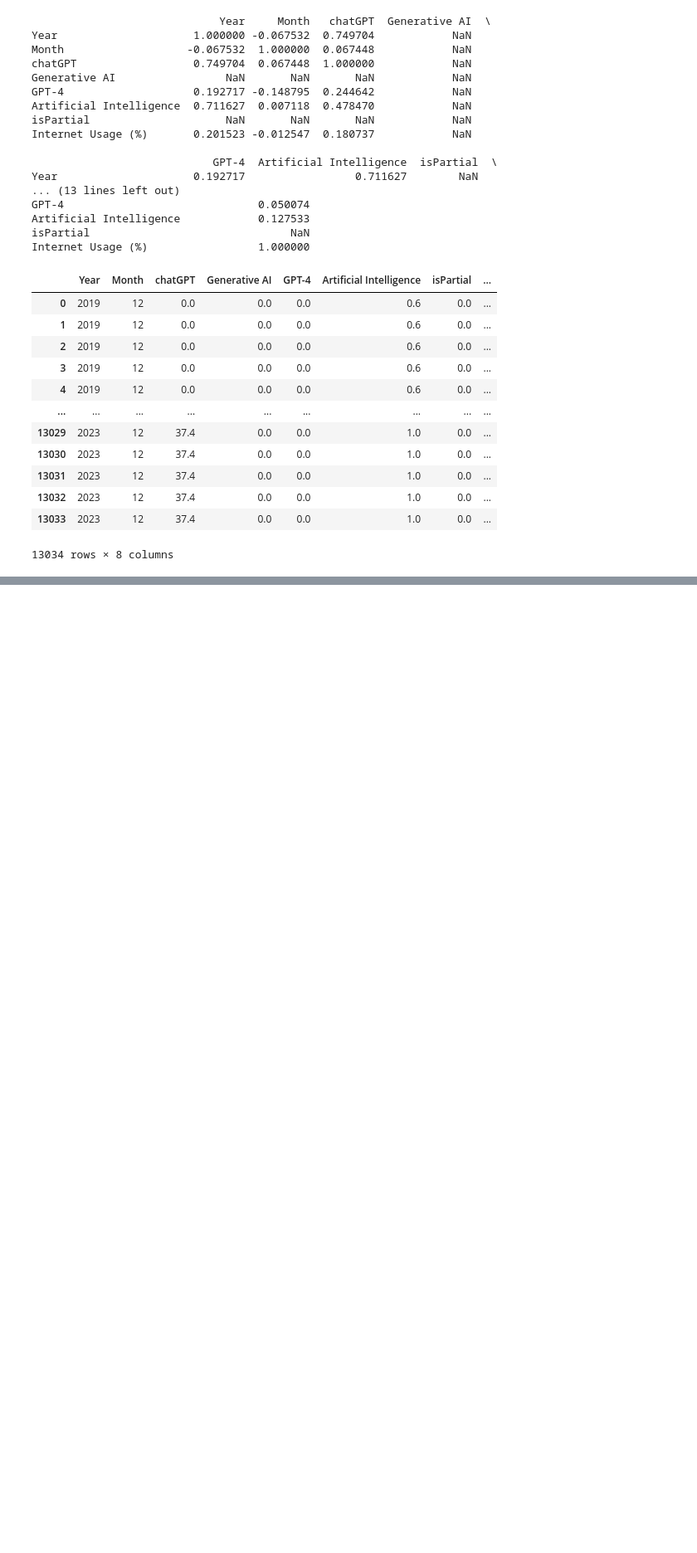
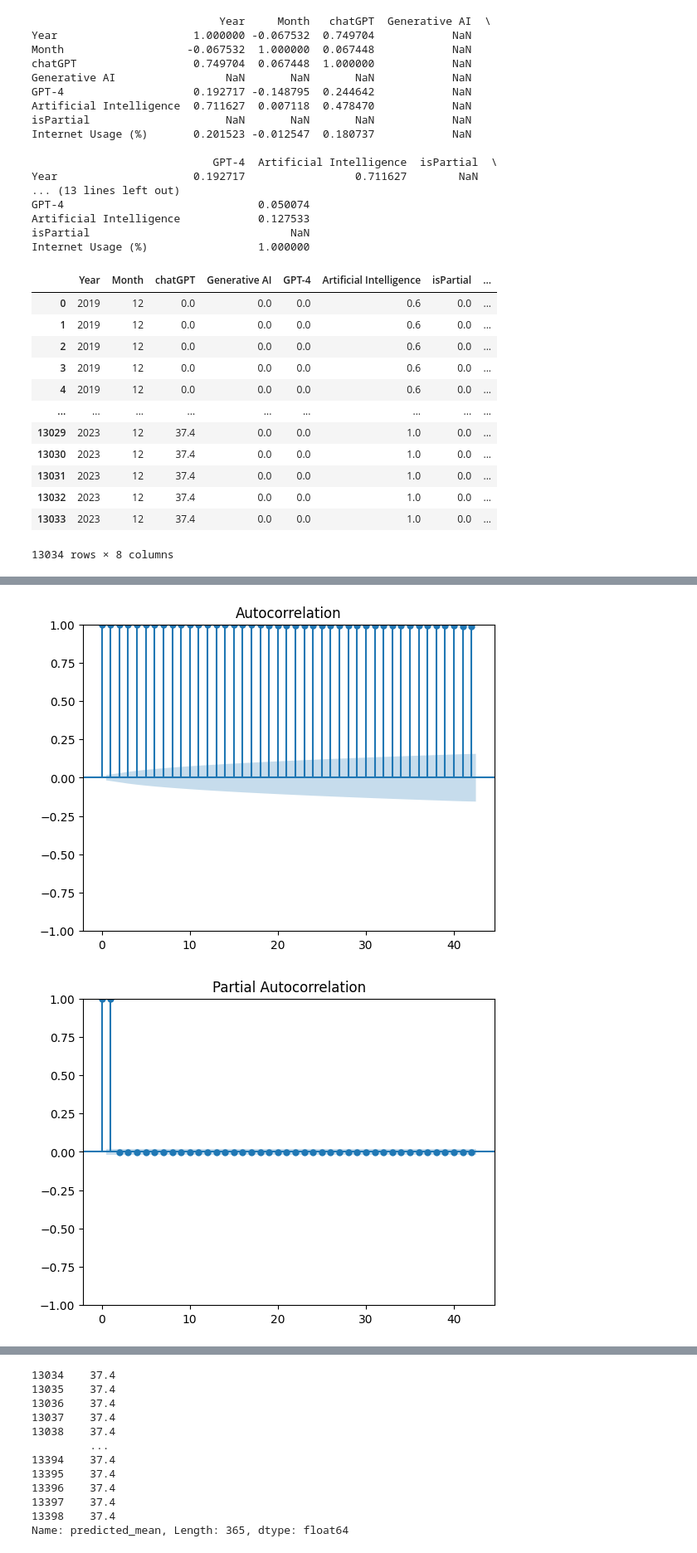
Before and after one commit to nishagii/AI_trends_comparision_ETL_project, a Jupyter notebook: Untitled.ipynb, the cells around one changed output, grey strips where cells are left out. Shown at 83% size. Cells and saved outputs as stored; diff of their text form; code cells hidden in the pictures; blank space fills up the shorter version.

Commit message:
analysed data and added a predictiver model to forcast the gpt trend in upcoming year

```diff
--- a/Untitled.ipynb
+++ b/Untitled.ipynb
@@ -364,0 +412,2 @@ display(numeric_data)
+# %%
+merged_data=merged_data.drop(columns=['Month'])
@@ -364,0 +504,2 @@ display(numeric_data)
+# %%
+merged_data['date'] = pd.to_datetime(merged_data['date'])
@@ -364,0 +535,40 @@ display(numeric_data)
+# %%
+import pandas as pd
+import matplotlib.pyplot as plt
+from statsmodels.tsa.arima.model import ARIMA
+from statsmodels.graphics.tsaplots import plot_acf, plot_pacf
+
+# Prepare the data
+prophet_data = merged_data[['date', 'chatGPT']].rename(columns={'date': 'ds', 'chatGPT': 'y'})
+
+# Ensure the 'ds' column is in datetime format
+prophet_data['ds'] = pd.to_datetime(prophet_data['ds'])
+
+# Set the 'ds' column as the index
+prophet_data.set_index('ds', inplace=True)
+
+# Plot ACF and PACF to determine p and q
+plot_acf(prophet_data['y'])
+plot_pacf(prophet_data['y'])
+plt.show()
+
+# Fit ARIMA model (using p, d, q values determined from ACF/PACF)
+# Example: ARIMA(5,1,0)
+model = ARIMA(prophet_data['y'], order=(5, 1, 0))
+model_fit = model.fit()
+
+# Make predictions (forecast the next 365 days)
+forecast = model_fit.forecast(steps=365)
+
+# Plot forecasted values
+plt.figure(figsize=(10,6))
+plt.plot(prophet_data.index, prophet_data['y'], label='Historical Data')
+plt.plot(pd.date_range(prophet_data.index[-1], periods=366, freq='D')[1:], forecast, label='Forecast', color='red')
+plt.legend()
+plt.show()
+
+# Forecast values
+print(forecast)
+# %% [output]
+[figure, added]
+[figure, added]
@@ -364,0 +576,12 @@ display(numeric_data)
+13034    37.4
+13035    37.4
+13036    37.4
+13037    37.4
+13038    37.4
+         ...
+13394    37.4
+13395    37.4
+13396    37.4
+13397    37.4
+13398    37.4
+Name: predicted_mean, Length: 365, dtype: float64
```
Also changed, not shown: parts of 26 cells of this notebook.
